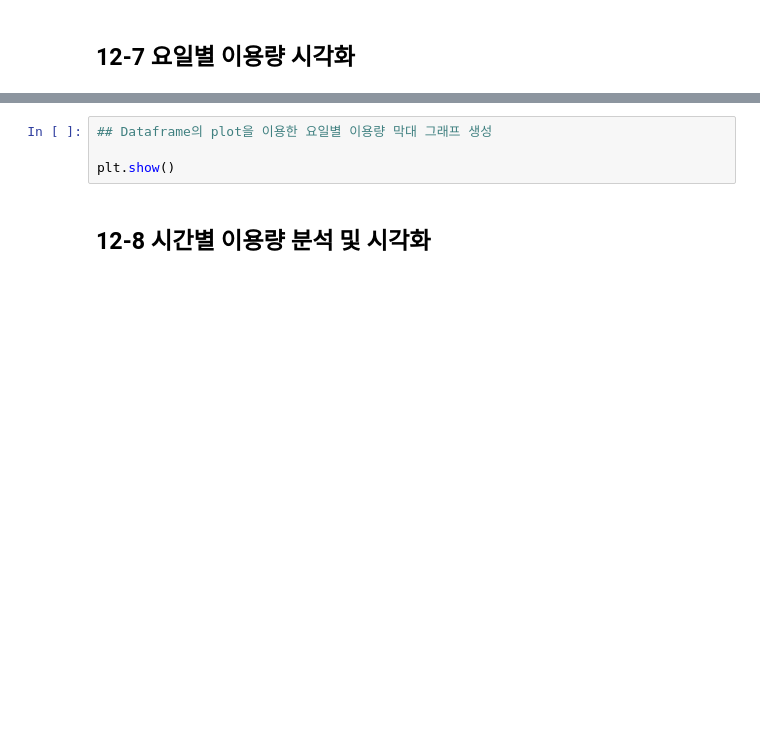
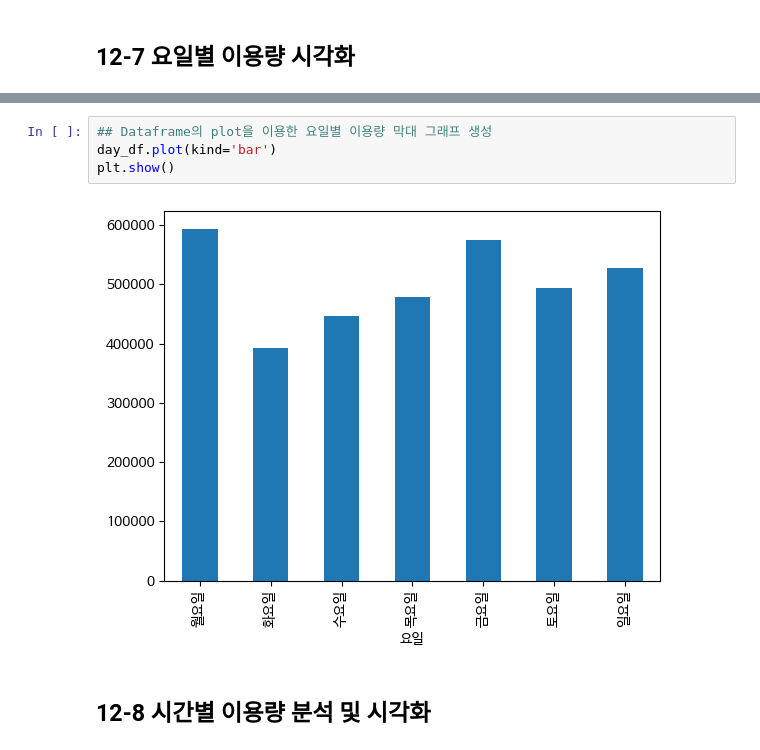
Before and after one commit to Hyunhee97/Data-Analysis-with-Open-Source, a Jupyter notebook: 오픈소스_데이터_분석_12강.ipynb, the cells around one changed output, grey strips where cells are left out. Saved outputs shown, nothing was run; the diff lists cells and outputs as text; blank space fills up the shorter version.

```diff
--- a/오픈소스_데이터_분석_12강.ipynb
+++ b/오픈소스_데이터_분석_12강.ipynb
@@ -185,7 +250,9 @@ plt.show()
 # %%
 ## Dataframe의 plot을 이용한 요일별 이용량 막대 그래프 생성
-
+day_df.plot(kind='bar')
 plt.show()
+# %% [output]
+[figure, added]
 # %% [markdown]
 ## 12-8 시간별 이용량 분석 및 시각화
 # %%
```
Also changed, not shown: parts of 8 cells of this notebook.
